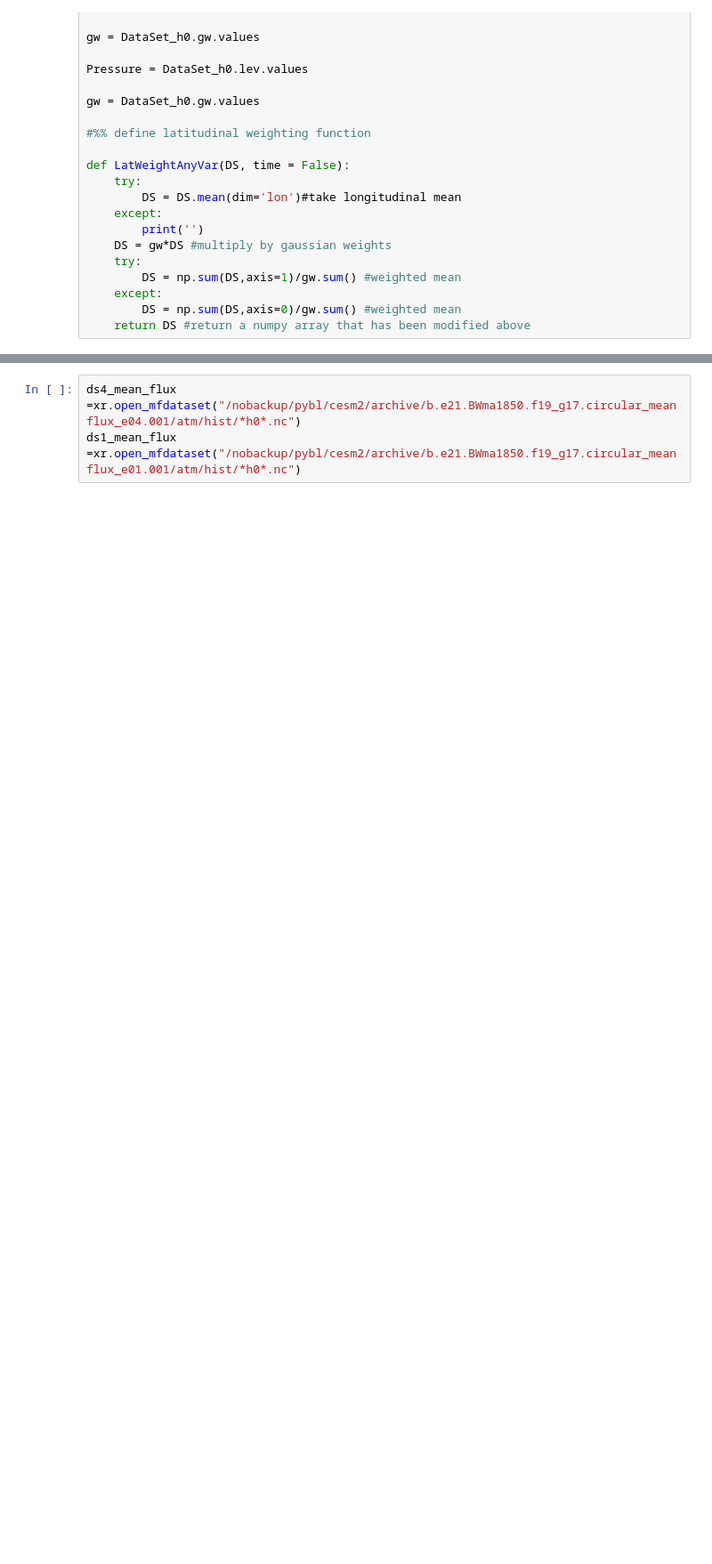
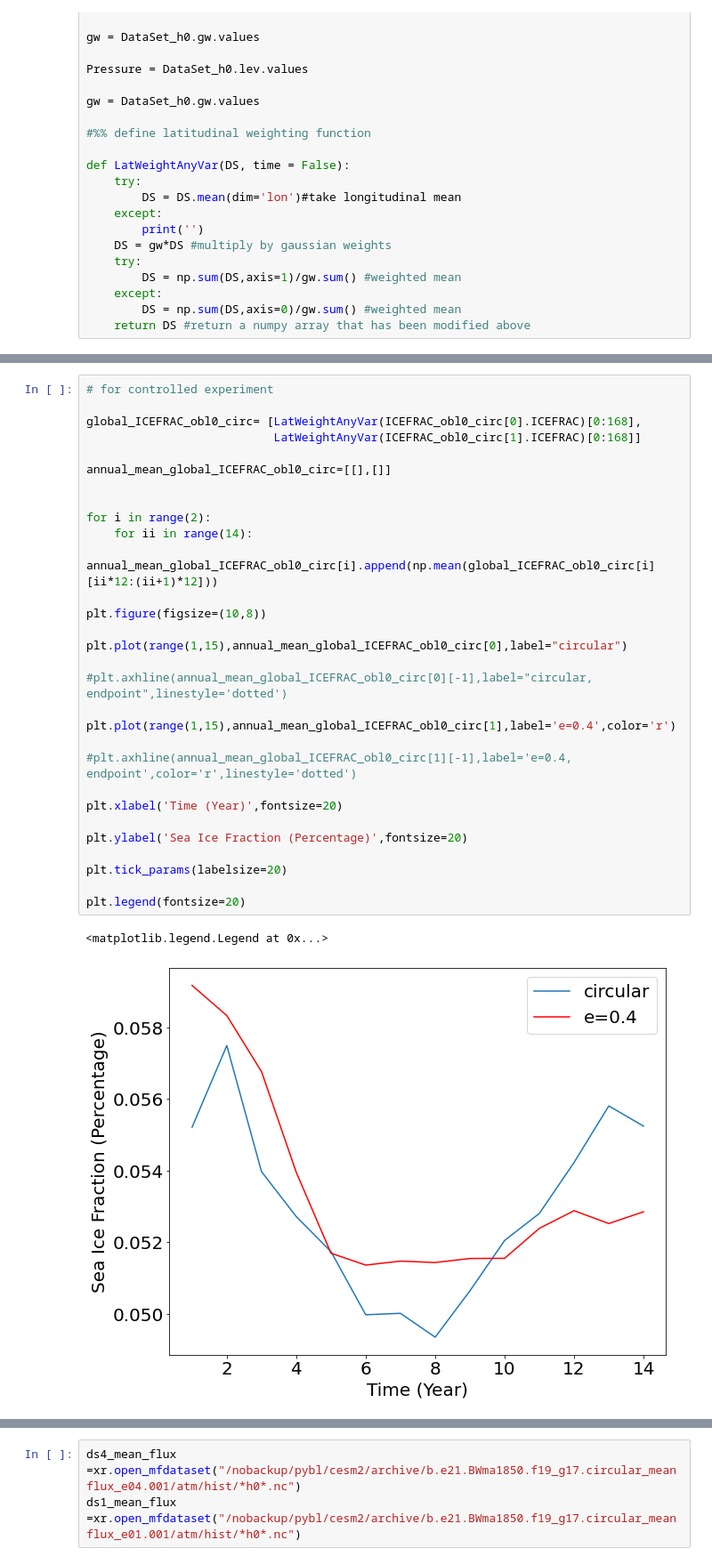
Before and after one commit to pybl1994/analysis_code, a Jupyter notebook: EnergyBudget.ipynb, the cells around one changed output, grey strips where cells are left out. Shown at 89% size. Cells and saved outputs as stored; diff of their text form; blank space fills up the shorter version.

```diff
--- a/EnergyBudget.ipynb
+++ b/EnergyBudget.ipynb
@@ -256,0 +518,33 @@ plt.legend()
+# %%
+# for controlled experiment
+
+global_ICEFRAC_obl0_circ= [LatWeightAnyVar(ICEFRAC_obl0_circ[0].ICEFRAC)[0:168],
+                           LatWeightAnyVar(ICEFRAC_obl0_circ[1].ICEFRAC)[0:168]]
+
+annual_mean_global_ICEFRAC_obl0_circ=[[],[]]
+
+
+for i in range(2):
+    for ii in range(14):
+        annual_mean_global_ICEFRAC_obl0_circ[i].append(np.mean(global_ICEFRAC_obl0_circ[i][ii*12:(ii+1)*12]))
+
+plt.figure(figsize=(10,8))
+
+plt.plot(range(1,15),annual_mean_global_ICEFRAC_obl0_circ[0],label="circular")
+
+#plt.axhline(annual_mean_global_ICEFRAC_obl0_circ[0][-1],label="circular, endpoint",linestyle='dotted')
+
+plt.plot(range(1,15),annual_mean_global_ICEFRAC_obl0_circ[1],label='e=0.4',color='r')
+
+#plt.axhline(annual_mean_global_ICEFRAC_obl0_circ[1][-1],label='e=0.4, endpoint',color='r',linestyle='dotted')
+
+plt.xlabel('Time (Year)',fontsize=20)
+
+plt.ylabel('Sea Ice Fraction (Percentage)',fontsize=20)
+
+plt.tick_params(labelsize=20)
+
+plt.legend(fontsize=20)
+# %% [output]
+<matplotlib.legend.Legend at 0x...>
+[figure, added]
```
Also changed, not shown: parts of 139 cells of this notebook.
